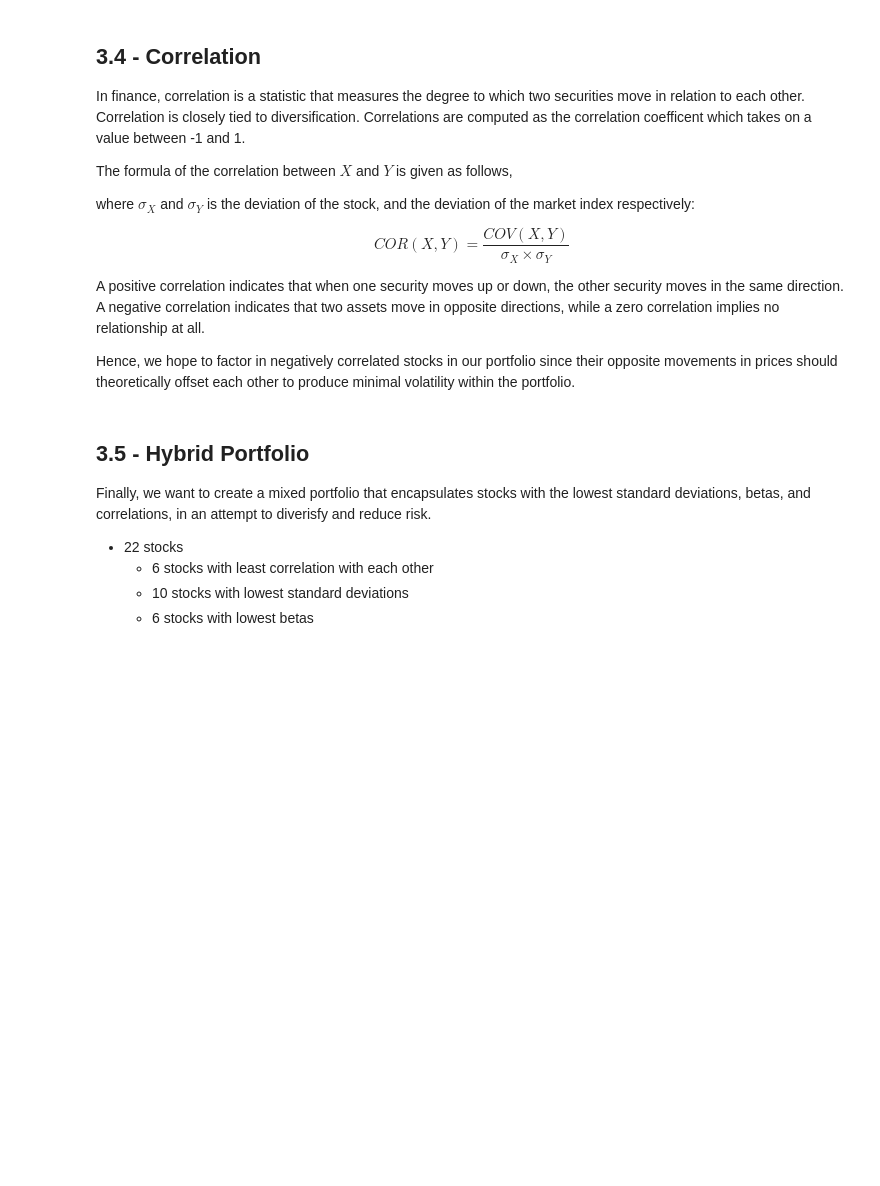
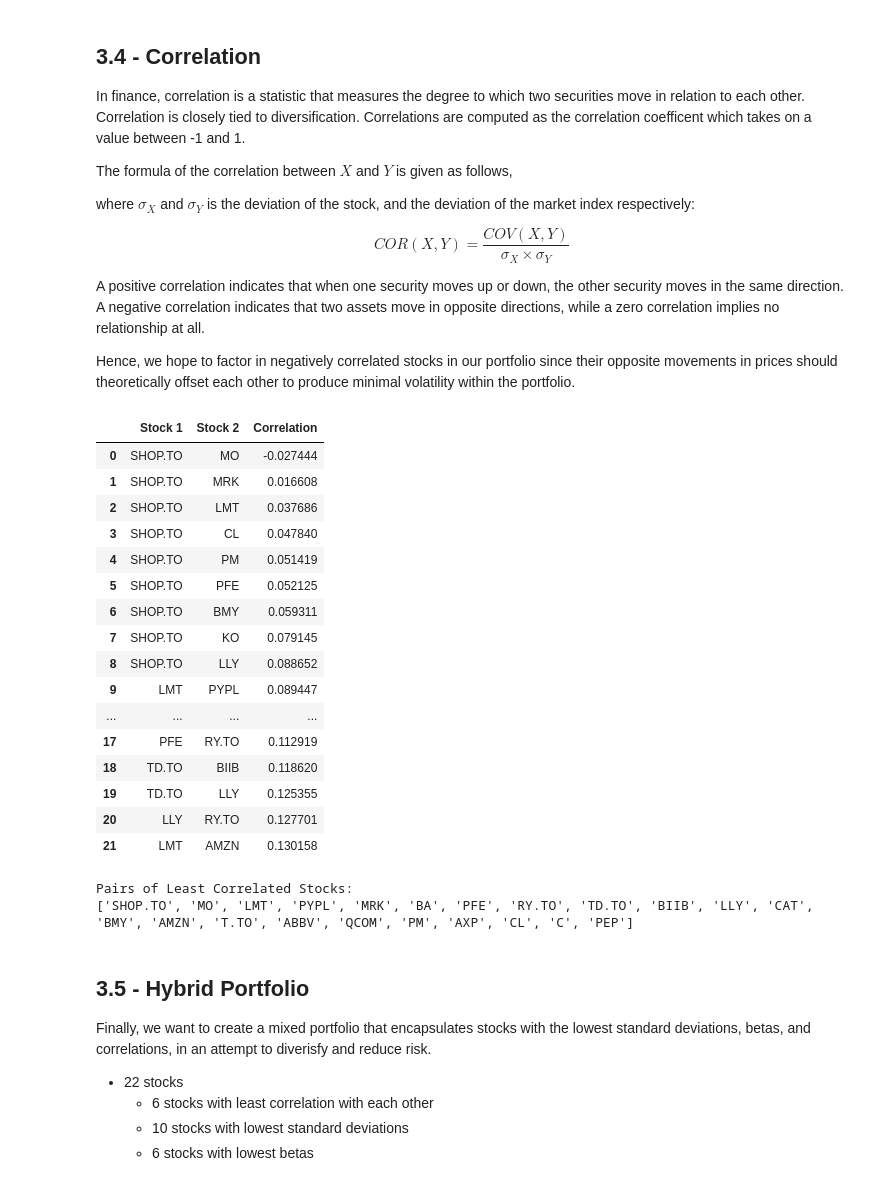
Before and after one commit to Zemelware/robo_stock_advisor, a Jupyter notebook: robo_stock_advisor.ipynb, the cells around one changed output. Saved outputs shown, nothing was run; the diff lists cells and outputs as text; code cells hidden in the pictures; blank space fills up the shorter version.

```diff
--- a/robo_stock_advisor.ipynb
+++ b/robo_stock_advisor.ipynb
@@ -82,19 +82,20 @@ We should output this DataFrame to a CSV file titled "Stocks_Group_15.csv"
 # Investment amount (CAD)
 capital = 750000
 
-# Number of stocks to buy for portfolio
-num_stocks = 22
-
+# Minimum and maximum number of stocks for portfolio
 min_stocks = 12
 max_stocks = 22
 
+# Number of stocks to buy for portfolio
+num_stocks = max_stocks
+
 # Maximum and minimum weightings of each stock in portfolio
-min_weight = 1 / (2 * max_stocks)
+min_weight = 1 / (2 * num_stocks)
 max_weight = 0.20
 
 # Start and end date for roboadvisor
-# start_date = "2023-11-25"
-# end_date = "2023-12-04"
+# buy_date = "2023-11-25"
+# sell_date = "2023-12-04"
 
 # Filtering requirements
 min_trading_days = 18
@@ -449,32 +508,52 @@ A positive correlation indicates that when one security moves up or down, the ot
 
 Hence, we hope to factor in negatively correlated stocks in our portfolio since their opposite movements in prices should theoretically offset each other to produce minimal volatility within the portfolio.
 # %%
-# Get correlation pairs of each stock with each other
+# Get stock correlation pairs
 corr_pairs = daily_returns.corr()
 
 # Sort pairs by lowest correlations
 corr_pairs["Stock 1"] = corr_pairs.index
 corr_pairs = corr_pairs.melt(id_vars="Stock 1", var_name="Stock 2")
-corr_pairs.rename(columns = {"value" : "Correlation"}, inplace=True)
+corr_pairs.rename(columns={"value" : "Correlation"}, inplace=True)
 corr_pairs.sort_values(by="Correlation", inplace=True)
 
 # Remove duplicates within dataframe
-corr_pairs = corr_pairs.iloc[:-(n_stocks)]
+corr_pairs = corr_pairs.iloc[:-(num_stocks)]
 corr_pairs = corr_pairs.iloc[::2].reset_index(drop=True)
-display(corr_pairs.head(20))
+display(corr_pairs.head(num_stocks))
 
 # Loop through pairs and get least correlated pairs of unique stocks
 l_corr_pairs = []
 for _, pair in corr_pairs.iterrows():
     stock1 = pair["Stock 1"]
     stock2 = pair["Stock 2"]
-    corr = pair["Correlation"]
 
     if stock1 not in l_corr_pairs and stock2 not in l_corr_pairs:
         l_corr_pairs.append(stock1)
         l_corr_pairs.append(stock2)
 
-    if len(l_corr_pairs) == max_stocks:
+    if len(l_corr_pairs) == num_stocks:
         break
 
+print("Pairs of Least Correlated Stocks:")
 print(l_corr_pairs)
+# %% [output]
+|  | Stock 1 | Stock 2 | Correlation |
+| 0 | SHOP.TO | MO | -0.027444 |
+| 1 | SHOP.TO | MRK | 0.016608 |
+| 2 | SHOP.TO | LMT | 0.037686 |
+| 3 | SHOP.TO | CL | 0.047840 |
+| 4 | SHOP.TO | PM | 0.051419 |
+| 5 | SHOP.TO | PFE | 0.052125 |
+| 6 | SHOP.TO | BMY | 0.059311 |
+| 7 | SHOP.TO | KO | 0.079145 |
+| 8 | SHOP.TO | LLY | 0.088652 |
+| 9 | LMT | PYPL | 0.089447 |
+| ... | ... | ... | ... |
+| 17 | PFE | RY.TO | 0.112919 |
+| 18 | TD.TO | BIIB | 0.118620 |
+| 19 | TD.TO | LLY | 0.125355 |
+| 20 | LLY | RY.TO | 0.127701 |
+| 21 | LMT | AMZN | 0.130158 |
+Pairs of Least Correlated Stocks:
+['SHOP.TO', 'MO', 'LMT', 'PYPL', 'MRK', 'BA', 'PFE', 'RY.TO', 'TD.TO', 'BIIB', 'LLY', 'CAT', 'BMY', 'AMZN', 'T.TO', 'ABBV', 'QCOM', 'PM', 'AXP', 'CL', 'C', 'PEP']
```
Also changed, not shown: parts of 19 cells of this notebook.
